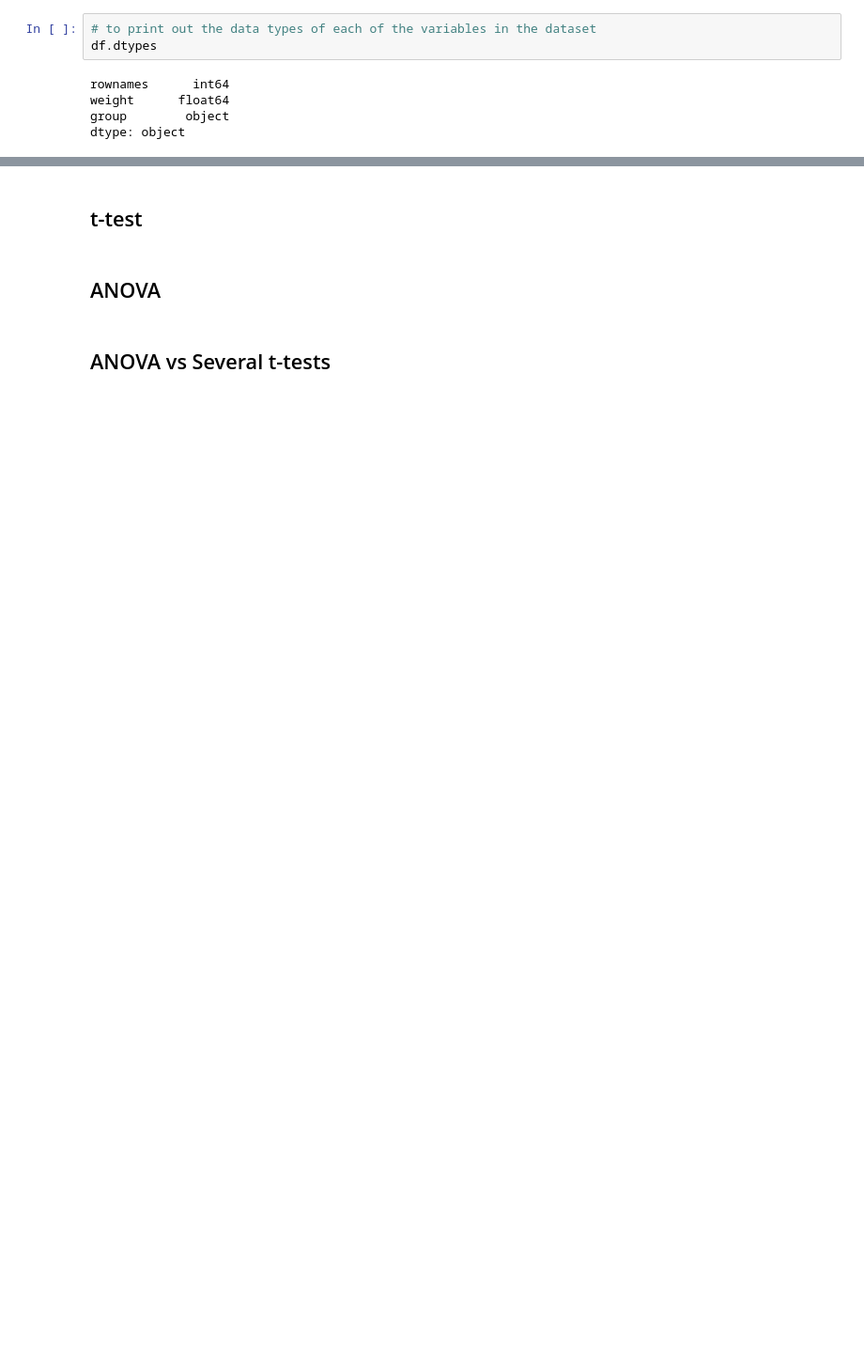
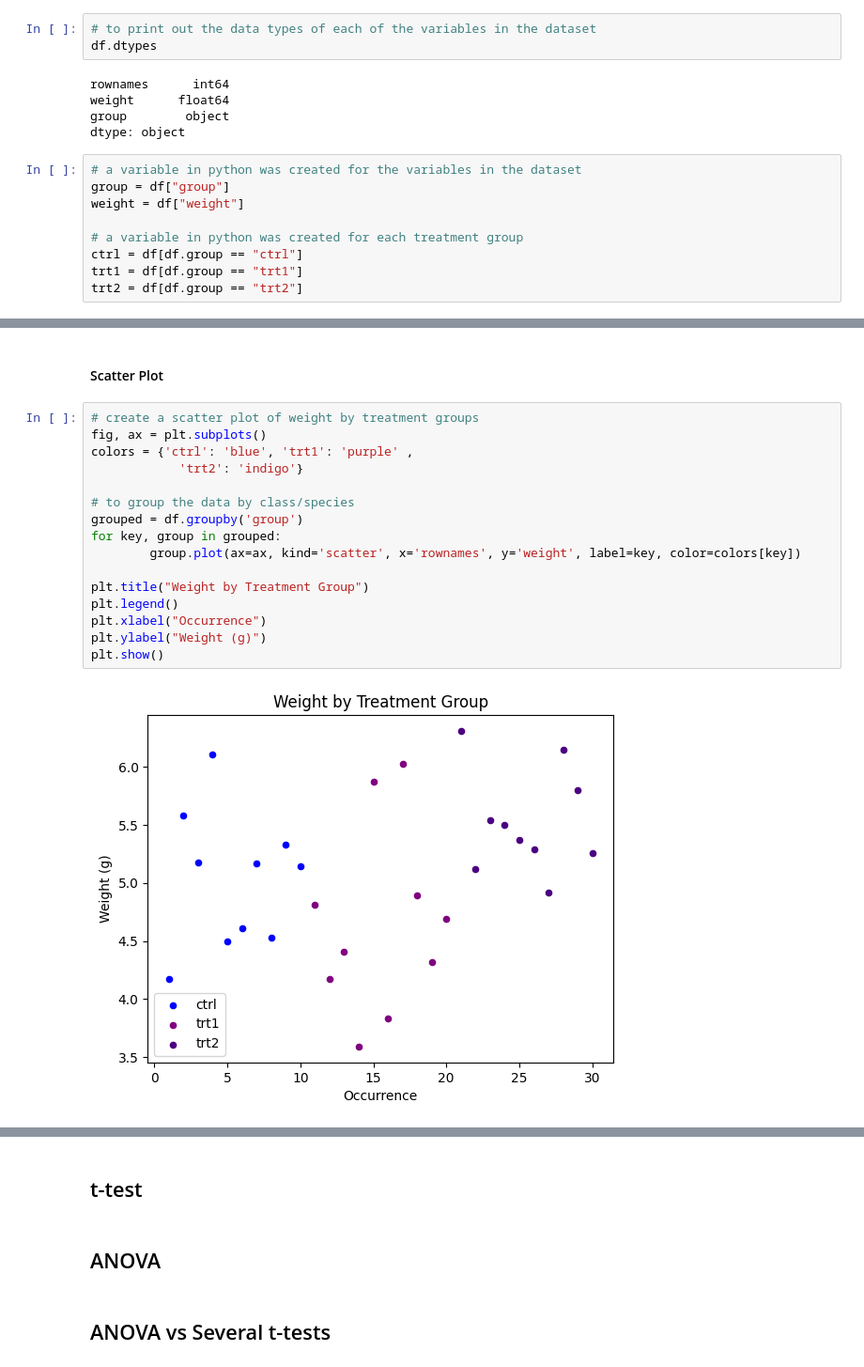
Before and after one commit to rachel-king4/appliedstatistics, a Jupyter notebook: project.ipynb, the cells around one changed output, grey strips where cells are left out. Shown at 94% size. Saved outputs shown, nothing was run; the diff lists cells and outputs as text; blank space fills up the shorter version.

Commit message:
created plots to show distribution of data by treatment groups and statistics on the data

```diff
--- a/project.ipynb
+++ b/project.ipynb
@@ -92,3 +81,12 @@ rownames      int64
 weight      float64
 group        object
 dtype: object
+# %%
+# a variable in python was created for the variables in the dataset
+group = df["group"]
+weight = df["weight"]
+
+# a variable in python was created for each treatment group
+ctrl = df[df.group == "ctrl"]
+trt1 = df[df.group == "trt1"]
+trt2 = df[df.group == "trt2"]
@@ -94,0 +111,20 @@ dtype: object
+# %% [markdown]
+#### Scatter Plot
+# %%
+# create a scatter plot of weight by treatment groups
+fig, ax = plt.subplots()
+colors = {'ctrl': 'blue', 'trt1': 'purple' ,
+            'trt2': 'indigo'}
+
+# to group the data by class/species
+grouped = df.groupby('group')
+for key, group in grouped:
+        group.plot(ax=ax, kind='scatter', x='rownames', y='weight', label=key, color=colors[key])
+
+plt.title("Weight by Treatment Group")
+plt.legend()
+plt.xlabel("Occurrence")
+plt.ylabel("Weight (g)")
+plt.show()
+# %% [output]
+[figure, added]
```
Also changed, not shown: parts of 7 cells of this notebook.
